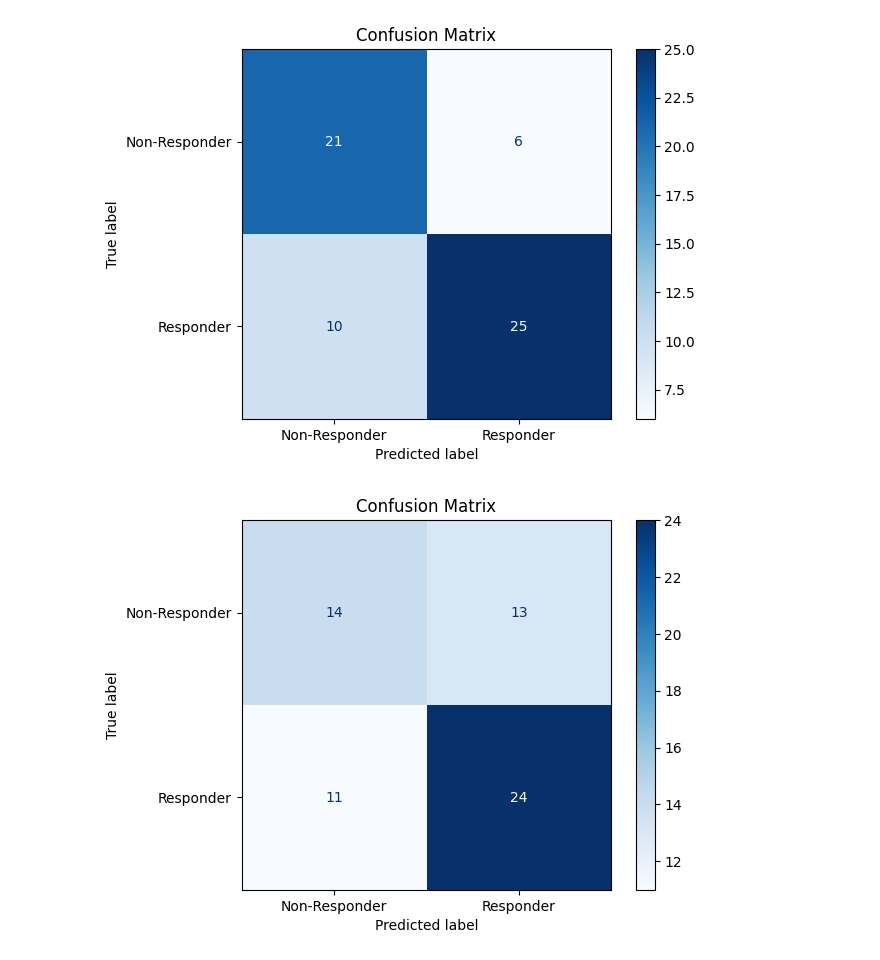
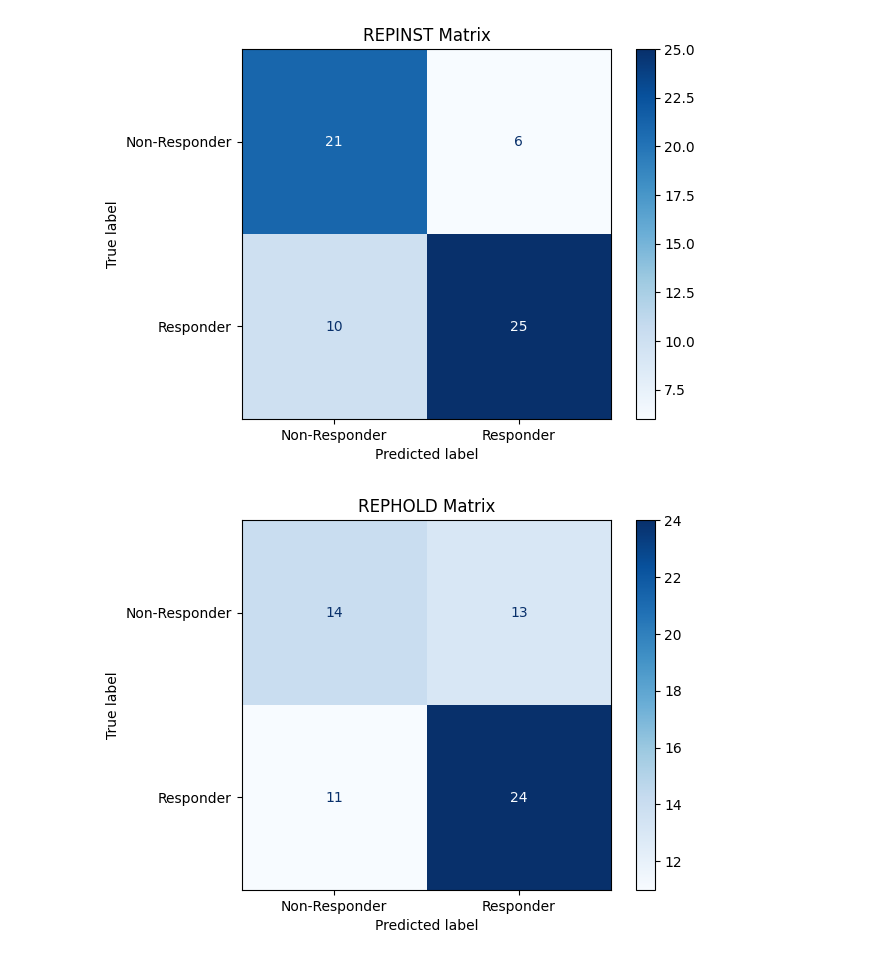
Before and after one commit to epifluidlab/headneck, a Jupyter notebook: Main_Figures/F5/survival_curve.ipynb, the cells around one changed output. Saved outputs shown, nothing was run; the diff lists cells and outputs as text; code cells hidden in the pictures.

```diff
--- a/Main_Figures/F5/survival_curve.ipynb
+++ b/Main_Figures/F5/survival_curve.ipynb
@@ -13,7 +13,7 @@ from matplotlib.colors import LogNorm
 sys.path.append("../../Utils")
 from loaders import HNSCCFeatureHandler
 
-METADATA_PATH = "../../Supplementary_Tables/ST1/RAW_HNSCC_METADATA_NEW_v8.csv"
+METADATA_PATH = "../../Supplementary_Tables/ST1/RAW_HNSCC_METADATA_NEW_v10.csv"
 VALID_IDS_PATH = "../../Utils/Lists/cv_ids.txt"
 HOLD_IDS_PATH = '../../Utils/Lists/holdout_ids.txt'
 
@@ -23,12 +23,6 @@ z = hc_data.normalize_zscore()
 _ = hc_data.merge_feature_metadata()
 z = hc_data.batch_correct()
 
-with open('predicted_treatment_response_dict.pkl', 'rb') as f:
-    predicted = pickle.load(f)
-
-with open('treatment_response_dict.pkl', 'rb') as f:
-    truth = pickle.load(f)
-
 with open('tumor_fraction_from_median.pkl', 'rb') as f:
     tumor = pickle.load(f)
 # %%
@@ -123,28 +109,27 @@ merged_df = merged_df[merged_df['Relapse Months (Adjuvant)'].notna()]
 # %%
-def get_mean_y_score_by_patient(csv_path):
+def get_mean_y_score_by_patient(csv_path, name):
     df = pd.read_csv(csv_path)
     patient_scores = {}
 
     for _, row in df.iterrows():
-        # Parse scores and patient IDs
-        y_score = [float(x) for x in row['probs'].strip("[]").replace('\n', ' ').split(',') if x]
-        patient_list = [int(float(x)) for x in row['patients'].strip("[]").replace('\n', ' ').split(',') if x]
+        if row['fold'].startswith(name):
+            y_score = [float(x) for x in row['probabilities'].strip("[]").replace('\n', ' ').split(',') if x]
+            patient_list = [int(float(x)) for x in row['patients'].strip("[]").replace('\n', ' ').split(',') if x]
 
-        for patient, score in zip(patient_list, y_score):
-            patient_scores.setdefault(patient, []).append(score)
+            for patient, score in zip(patient_list, y_score):
+                patient_scores.setdefault(patient, []).append(score)
 
-    # Compute mean score per patient
     mean_scores = {patient: np.mean(scores) for patient, scores in patient_scores.items()}
     return mean_scores
 # %%
-repinst_probabilities = get_mean_y_score_by_patient("../../Main_Figures/F4/MDS_Patient_Probabilities.csv")
+repinst_probabilities = get_mean_y_score_by_patient("SURV_PREDICTIONS.csv", "MDS_Institute")
 merged_df['REPINST_Probabilities'] = merged_df['Patient Number'].map(repinst_probabilities)
 
 merged_df['REPINST_Predictions'] = merged_df['REPINST_Probabilities'].apply(
     lambda x: 'Responder' if x > 0.5 else 'Non-Responder'
 )
 
-rephold_probabilities = get_mean_y_score_by_patient("../../Main_Figures/F4/MDS_Holdout_Patient_Probabilities.csv")
+rephold_probabilities = get_mean_y_score_by_patient("SURV_PREDICTIONS.csv", "MDS_Pre_Hold_Out")
 merged_df['REPHOLD_Probabilities'] = merged_df['Patient Number'].map(rephold_probabilities)
 
 merged_df['REPHOLD_Predictions'] = merged_df['REPHOLD_Probabilities'].apply(
@@ -177,36 +162,30 @@ merged_df.to_csv('survival_data.csv')
 # %%
 from sklearn.metrics import confusion_matrix, ConfusionMatrixDisplay
 import matplotlib.pyplot as plt
 
-# Optional: convert to binary labels if not already (e.g., "Responder" → 1, "Non-Responder" → 0)
-y_true = merged_df["Actual Treatment Response"].map({"Responder": 1, "Non-Responder": 0})
+y_true = merged_df["Treatment Response"].map({"Responder": 1, "Non-Responder": 0})
 y_pred = merged_df["REPINST_Predictions"].map({"Responder": 1, "Non-Responder": 0})
 
-# Compute the confusion matrix
 cm = confusion_matrix(y_true, y_pred)
 
-# Display the confusion matrix
 disp = ConfusionMatrixDisplay(confusion_matrix=cm, display_labels=["Non-Responder", "Responder"])
 disp.plot(cmap='Blues')
-plt.title("Confusion Matrix")
+plt.title("REPINST Matrix")
 plt.show()
 # %% [output]
-[figure, old version]
+[figure, new version]
 # %%
 from sklearn.metrics import confusion_matrix, ConfusionMatrixDisplay
 import matplotlib.pyplot as plt
 
-# Optional: convert to binary labels if not already (e.g., "Responder" → 1, "Non-Responder" → 0)
-y_true = merged_df["Actual Treatment Response"].map({"Responder": 1, "Non-Responder": 0})
+y_true = merged_df["Treatment Response"].map({"Responder": 1, "Non-Responder": 0})
 y_pred = merged_df["REPHOLD_Predictions"].map({"Responder": 1, "Non-Responder": 0})
 
-# Compute the confusion matrix
 cm = confusion_matrix(y_true, y_pred)
 
-# Display the confusion matrix
 disp = ConfusionMatrixDisplay(confusion_matrix=cm, display_labels=["Non-Responder", "Responder"])
 disp.plot(cmap='Blues')
-plt.title("Confusion Matrix")
+plt.title("REPHOLD Matrix")
 plt.show()
 # %% [output]
-[figure, old version]
+[figure, new version]
```
Also changed, not shown: parts of 10 cells of this notebook, 20 other files.
